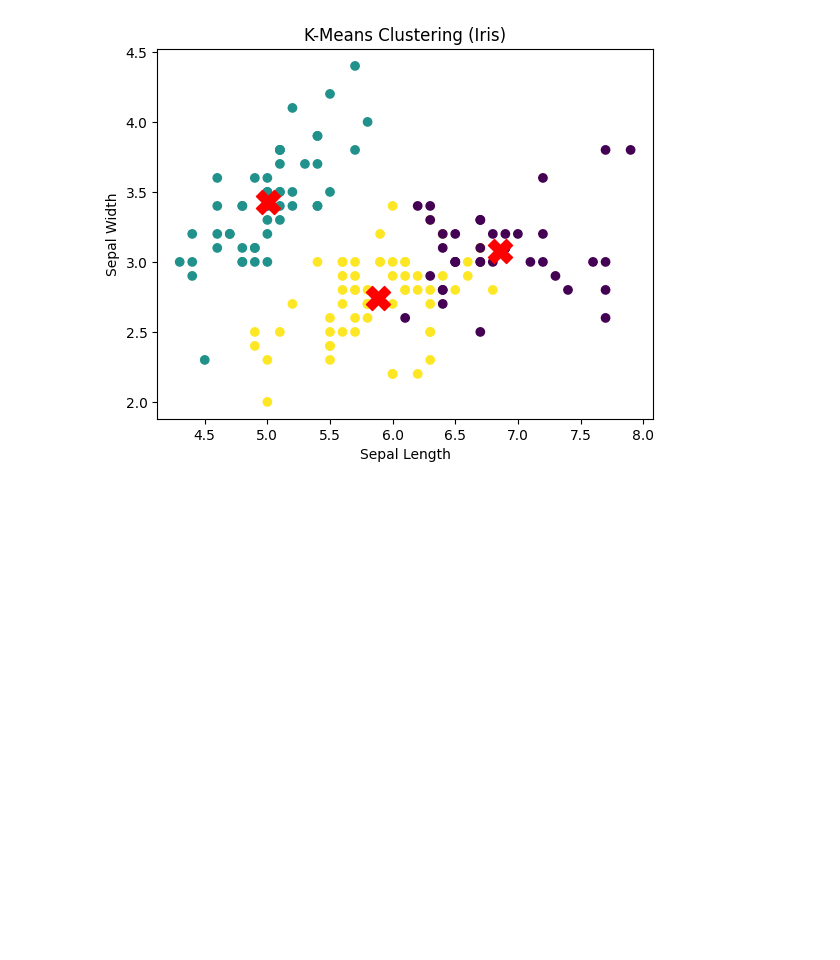
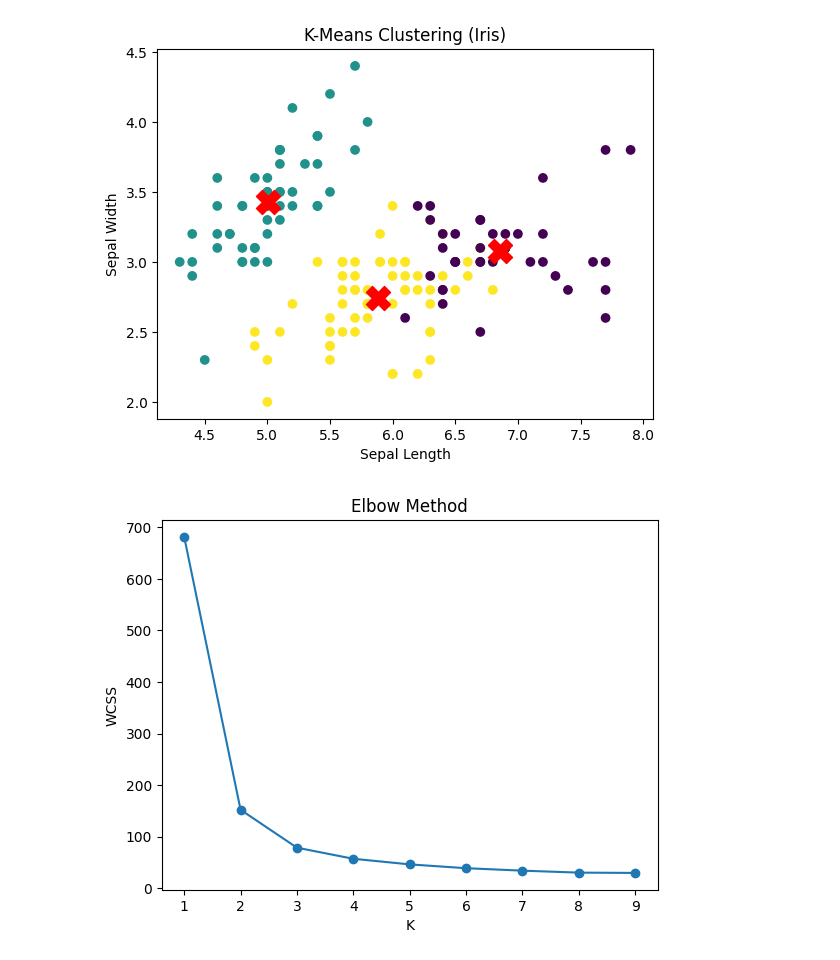
Before and after one commit to dhanusharer/ML, a Jupyter notebook: unsupervised.ipynb, the cells around one changed output. Saved outputs shown, nothing was run; the diff lists cells and outputs as text; code cells hidden in the pictures; blank space fills up the shorter version.

```diff
--- a/unsupervised.ipynb
+++ b/unsupervised.ipynb
@@ -331,3 +331,17 @@ plt.scatter(
 plt.show()
 # %% [output]
 [figure]
+# %%
+wcss = []
+for k in range(1, 10):
+    kmeans = KMeans(n_clusters=k, random_state=42)
+    kmeans.fit(df.iloc[:, 0:4])
+    wcss.append(kmeans.inertia_)
+
+plt.plot(range(1, 10), wcss, marker='o')
+plt.xlabel('K')
+plt.ylabel('WCSS')
+plt.title('Elbow Method')
+plt.show()
+# %% [output]
+[figure, added]
```
Also changed, not shown: parts of 30 cells of this notebook.
